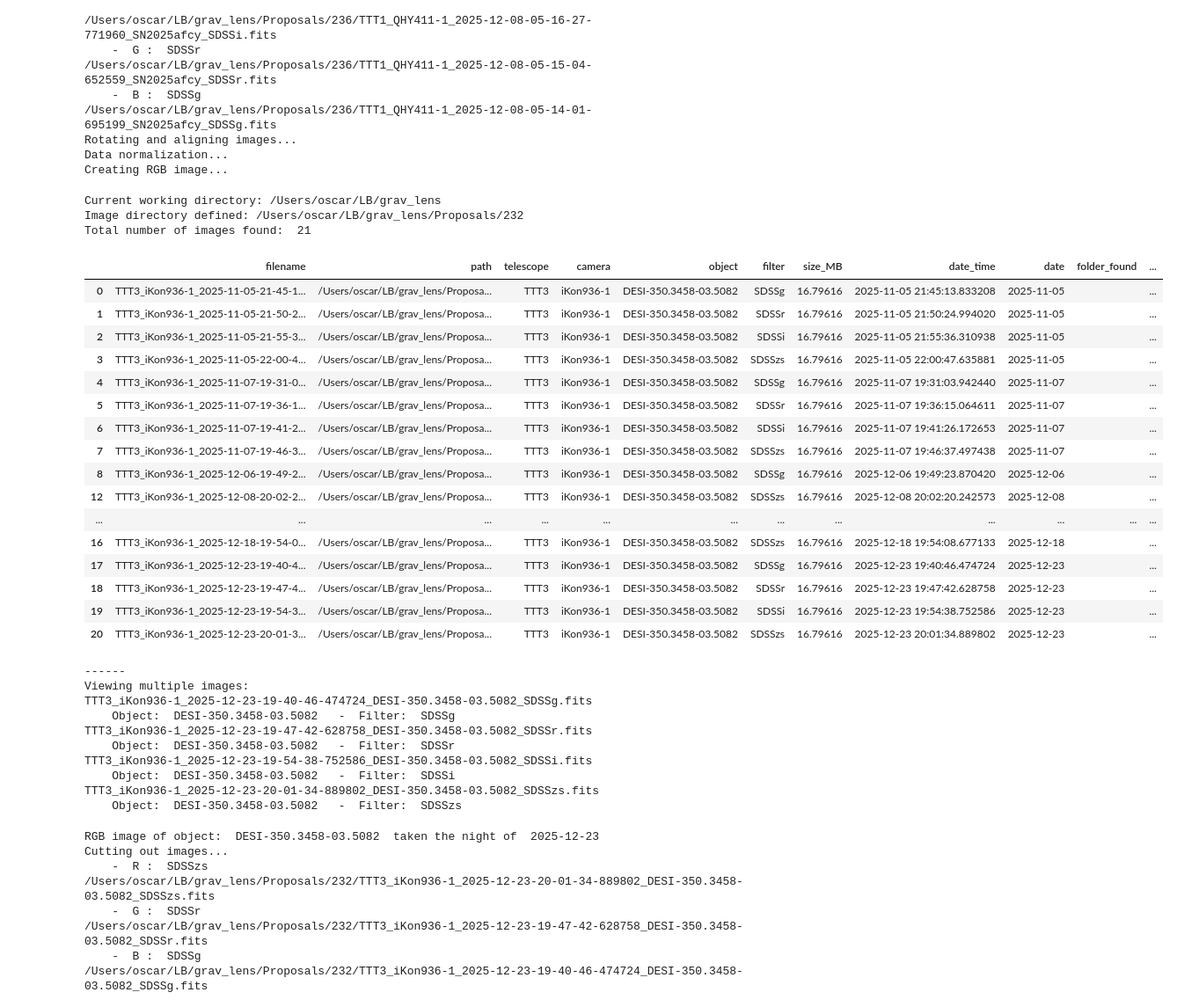
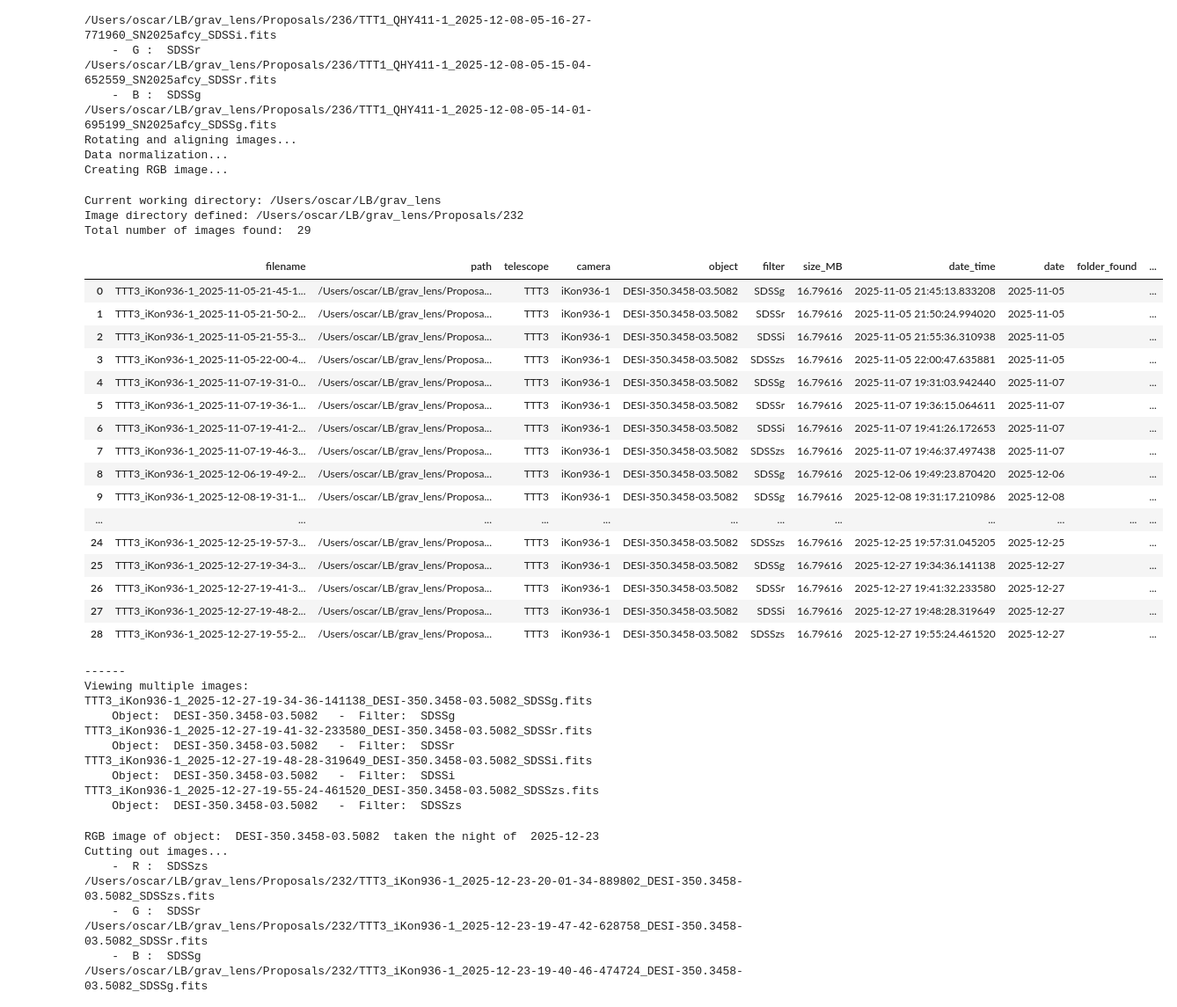
Before and after one commit to oscar-s-p/grav_lens, a Jupyter notebook: scripts/opening_images.ipynb, the cells around one changed output. Shown at 88% size. Drawn from its saved outputs; the diff is of its cells as text; code cells hidden in the pictures.

```diff
--- a/scripts/opening_images.ipynb
+++ b/scripts/opening_images.ipynb
@@ -70,48 +70,48 @@ Rotating and aligning images...
 Data normalization...
 Creating RGB image...
 # %%
-# object = 'ZTF25abnjznp'
+object = 'ZTF25abnjznp'
 object = 'DESI-350.3458-03.5082'
 
 iv = image_viewer_class.image_viewer('Proposals/232',
                                      filters={'object':object}
                                      )
 # print(iv.df_grav_lens)
 coords = (iv.df_grav_lens[iv.df_grav_lens['object'] == object]['ra'],
           iv.df_grav_lens[iv.df_grav_lens['object'] == object]['dec'])
 
 iv.dataframe_add(['seeing', 'moon', 'EZP', 'integration', 'FLUXSKY'])
 iv.df_files.sort_values('date')
 # %% [output]
 Current working directory: /Users/oscar/LB/grav_lens
 Image directory defined: /Users/oscar/LB/grav_lens/Proposals/232
-Total number of images found:  21
+Total number of images found:  29
 |  | filename | path | telescope | camera | object | filter | size_MB | date_time | date | folder_found | ... |
 | 0 | TTT3_iKon936-1_2025-11-05-21-45-1... | /Users/oscar/LB/grav_lens/Proposa... | TTT3 | iKon936-1 | DESI-350.3458-03.5082 | SDSSg | 16.79616 | 2025-11-05 21:45:13.833208 | 2025-11-05 |  | ... |
 | 1 | TTT3_iKon936-1_2025-11-05-21-50-2... | /Users/oscar/LB/grav_lens/Proposa... | TTT3 | iKon936-1 | DESI-350.3458-03.5082 | SDSSr | 16.79616 | 2025-11-05 21:50:24.994020 | 2025-11-05 |  | ... |
 | 2 | TTT3_iKon936-1_2025-11-05-21-55-3... | /Users/oscar/LB/grav_lens/Proposa... | TTT3 | iKon936-1 | DESI-350.3458-03.5082 | SDSSi | 16.79616 | 2025-11-05 21:55:36.310938 | 2025-11-05 |  | ... |
 | 3 | TTT3_iKon936-1_2025-11-05-22-00-4... | /Users/oscar/LB/grav_lens/Proposa... | TTT3 | iKon936-1 | DESI-350.3458-03.5082 | SDSSzs | 16.79616 | 2025-11-05 22:00:47.635881 | 2025-11-05 |  | ... |
 | 4 | TTT3_iKon936-1_2025-11-07-19-31-0... | /Users/oscar/LB/grav_lens/Proposa... | TTT3 | iKon936-1 | DESI-350.3458-03.5082 | SDSSg | 16.79616 | 2025-11-07 19:31:03.942440 | 2025-11-07 |  | ... |
 | 5 | TTT3_iKon936-1_2025-11-07-19-36-1... | /Users/oscar/LB/grav_lens/Proposa... | TTT3 | iKon936-1 | DESI-350.3458-03.5082 | SDSSr | 16.79616 | 2025-11-07 19:36:15.064611 | 2025-11-07 |  | ... |
 | 6 | TTT3_iKon936-1_2025-11-07-19-41-2... | /Users/oscar/LB/grav_lens/Proposa... | TTT3 | iKon936-1 | DESI-350.3458-03.5082 | SDSSi | 16.79616 | 2025-11-07 19:41:26.172653 | 2025-11-07 |  | ... |
 | 7 | TTT3_iKon936-1_2025-11-07-19-46-3... | /Users/oscar/LB/grav_lens/Proposa... | TTT3 | iKon936-1 | DESI-350.3458-03.5082 | SDSSzs | 16.79616 | 2025-11-07 19:46:37.497438 | 2025-11-07 |  | ... |
 | 8 | TTT3_iKon936-1_2025-12-06-19-49-2... | /Users/oscar/LB/grav_lens/Proposa... | TTT3 | iKon936-1 | DESI-350.3458-03.5082 | SDSSg | 16.79616 | 2025-12-06 19:49:23.870420 | 2025-12-06 |  | ... |
-| 12 | TTT3_iKon936-1_2025-12-08-20-02-2... | /Users/oscar/LB/grav_lens/Proposa... | TTT3 | iKon936-1 | DESI-350.3458-03.5082 | SDSSzs | 16.79616 | 2025-12-08 20:02:20.242573 | 2025-12-08 |  | ... |
+| 9 | TTT3_iKon936-1_2025-12-08-19-31-1... | /Users/oscar/LB/grav_lens/Proposa... | TTT3 | iKon936-1 | DESI-350.3458-03.5082 | SDSSg | 16.79616 | 2025-12-08 19:31:17.210986 | 2025-12-08 |  | ... |
 | ... | ... | ... | ... | ... | ... | ... | ... | ... | ... | ... | ... |
-| 16 | TTT3_iKon936-1_2025-12-18-19-54-0... | /Users/oscar/LB/grav_lens/Proposa... | TTT3 | iKon936-1 | DESI-350.3458-03.5082 | SDSSzs | 16.79616 | 2025-12-18 19:54:08.677133 | 2025-12-18 |  | ... |
-| 17 | TTT3_iKon936-1_2025-12-23-19-40-4... | /Users/oscar/LB/grav_lens/Proposa... | TTT3 | iKon936-1 | DESI-350.3458-03.5082 | SDSSg | 16.79616 | 2025-12-23 19:40:46.474724 | 2025-12-23 |  | ... |
-| 18 | TTT3_iKon936-1_2025-12-23-19-47-4... | /Users/oscar/LB/grav_lens/Proposa... | TTT3 | iKon936-1 | DESI-350.3458-03.5082 | SDSSr | 16.79616 | 2025-12-23 19:47:42.628758 | 2025-12-23 |  | ... |
-| 19 | TTT3_iKon936-1_2025-12-23-19-54-3... | /Users/oscar/LB/grav_lens/Proposa... | TTT3 | iKon936-1 | DESI-350.3458-03.5082 | SDSSi | 16.79616 | 2025-12-23 19:54:38.752586 | 2025-12-23 |  | ... |
-| 20 | TTT3_iKon936-1_2025-12-23-20-01-3... | /Users/oscar/LB/grav_lens/Proposa... | TTT3 | iKon936-1 | DESI-350.3458-03.5082 | SDSSzs | 16.79616 | 2025-12-23 20:01:34.889802 | 2025-12-23 |  | ... |
+| 24 | TTT3_iKon936-1_2025-12-25-19-57-3... | /Users/oscar/LB/grav_lens/Proposa... | TTT3 | iKon936-1 | DESI-350.3458-03.5082 | SDSSzs | 16.79616 | 2025-12-25 19:57:31.045205 | 2025-12-25 |  | ... |
+| 25 | TTT3_iKon936-1_2025-12-27-19-34-3... | /Users/oscar/LB/grav_lens/Proposa... | TTT3 | iKon936-1 | DESI-350.3458-03.5082 | SDSSg | 16.79616 | 2025-12-27 19:34:36.141138 | 2025-12-27 |  | ... |
+| 26 | TTT3_iKon936-1_2025-12-27-19-41-3... | /Users/oscar/LB/grav_lens/Proposa... | TTT3 | iKon936-1 | DESI-350.3458-03.5082 | SDSSr | 16.79616 | 2025-12-27 19:41:32.233580 | 2025-12-27 |  | ... |
+| 27 | TTT3_iKon936-1_2025-12-27-19-48-2... | /Users/oscar/LB/grav_lens/Proposa... | TTT3 | iKon936-1 | DESI-350.3458-03.5082 | SDSSi | 16.79616 | 2025-12-27 19:48:28.319649 | 2025-12-27 |  | ... |
+| 28 | TTT3_iKon936-1_2025-12-27-19-55-2... | /Users/oscar/LB/grav_lens/Proposa... | TTT3 | iKon936-1 | DESI-350.3458-03.5082 | SDSSzs | 16.79616 | 2025-12-27 19:55:24.461520 | 2025-12-27 |  | ... |
 # %%
-iv.view_image([17, 18, 19, 20],
+iv.view_image([25,26,27,28],
               figsize = (16,8),
               manipulation_kw = {
                   'centered' : coords,
                   'rotate' : False,
-                  'zoom' : '0 1 0 d',
+                   'zoom' : '0 1 0 d',
                   'stretch' : 'log',
-                  'percentile' : (1, 99.9)
+                  'percentile' : (1, 100)
               #   #   'vminmax' : (0, 300)
               },
               plotting_kw={
@@ -123,13 +123,13 @@ iv.view_image([17, 18, 19, 20],
 # %% [output]
 ------
 Viewing multiple images:
-TTT3_iKon936-1_2025-12-23-19-40-46-474724_DESI-350.3458-03.5082_SDSSg.fits
+TTT3_iKon936-1_2025-12-27-19-34-36-141138_DESI-350.3458-03.5082_SDSSg.fits
     Object:  DESI-350.3458-03.5082   -  Filter:  SDSSg
-TTT3_iKon936-1_2025-12-23-19-47-42-628758_DESI-350.3458-03.5082_SDSSr.fits
+TTT3_iKon936-1_2025-12-27-19-41-32-233580_DESI-350.3458-03.5082_SDSSr.fits
     Object:  DESI-350.3458-03.5082   -  Filter:  SDSSr
-TTT3_iKon936-1_2025-12-23-19-54-38-752586_DESI-350.3458-03.5082_SDSSi.fits
+TTT3_iKon936-1_2025-12-27-19-48-28-319649_DESI-350.3458-03.5082_SDSSi.fits
     Object:  DESI-350.3458-03.5082   -  Filter:  SDSSi
-TTT3_iKon936-1_2025-12-23-20-01-34-889802_DESI-350.3458-03.5082_SDSSzs.fits
+TTT3_iKon936-1_2025-12-27-19-55-24-461520_DESI-350.3458-03.5082_SDSSzs.fits
     Object:  DESI-350.3458-03.5082   -  Filter:  SDSSzs
 # %%
 
```
Also changed, not shown: parts of 3 cells of this notebook, 1 other file.
